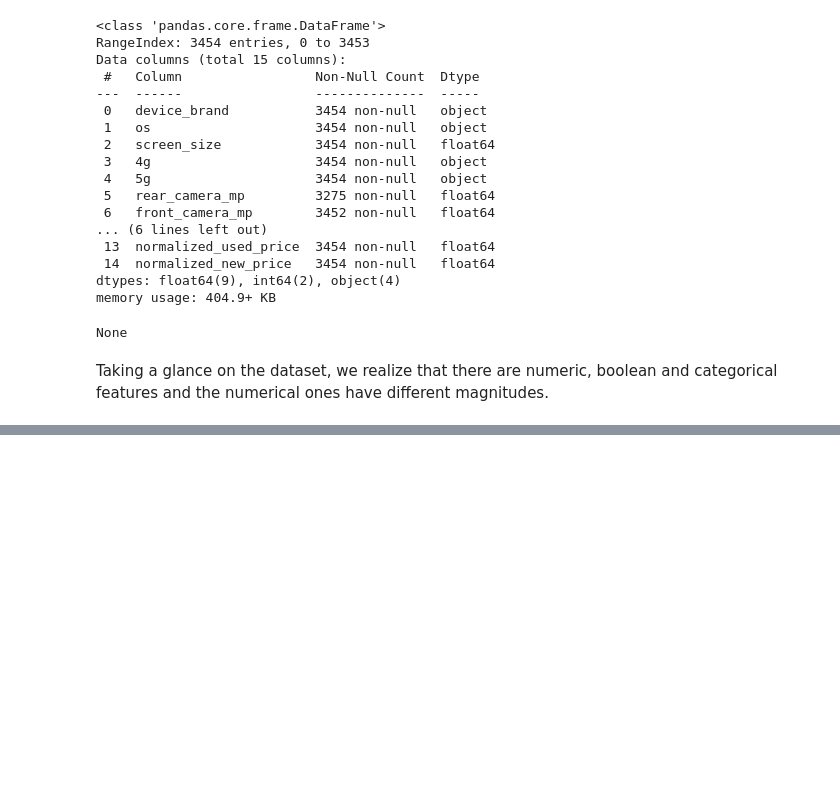
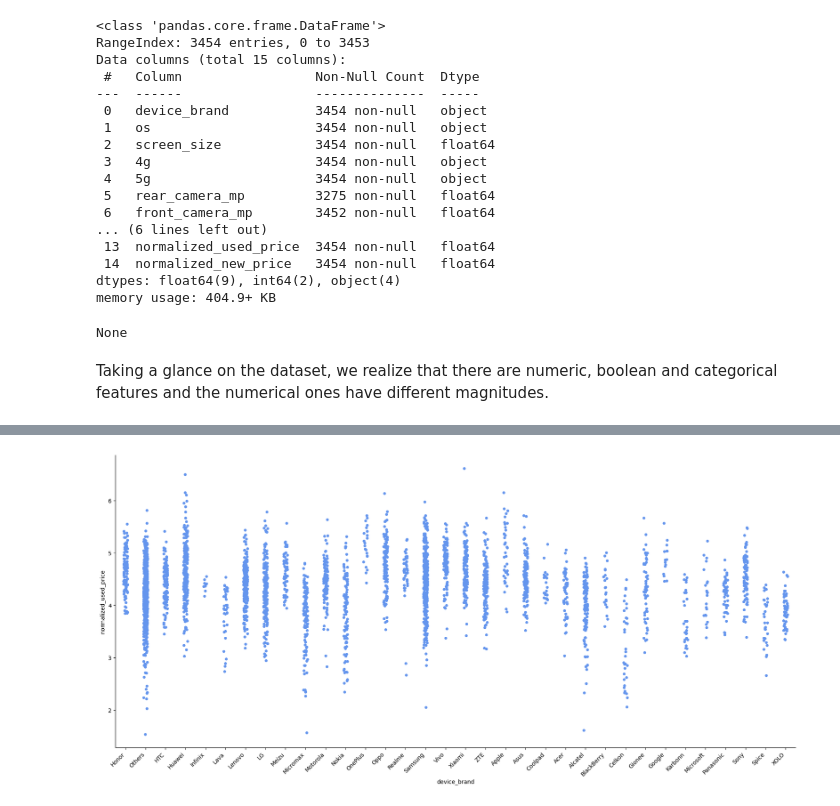
Before and after one commit to Krupique/machine-learning-2026, a Jupyter notebook: 01-used-device-pricing/eda.ipynb, the cells around one changed output, grey strips where cells are left out. Saved outputs shown, nothing was run; the diff lists cells and outputs as text; code cells hidden in the pictures; blank space fills up the shorter version.

```diff
--- a/01-used-device-pricing/eda.ipynb
+++ b/01-used-device-pricing/eda.ipynb
@@ -99,0 +185,16 @@ dtype: int64
+# %%
+g = sns.catplot(
+    data=df_raw,
+    x="device_brand",
+    y="normalized_used_price",
+    height=8,
+    aspect=2.2,
+    color="cornflowerblue"
+)
+
+g.set_xticklabels(rotation=45, ha="right")
+g.set_titles("")
+
+plt.show()
+# %% [output]
+[figure, added]
```
Also changed, not shown: parts of 16 cells of this notebook.
